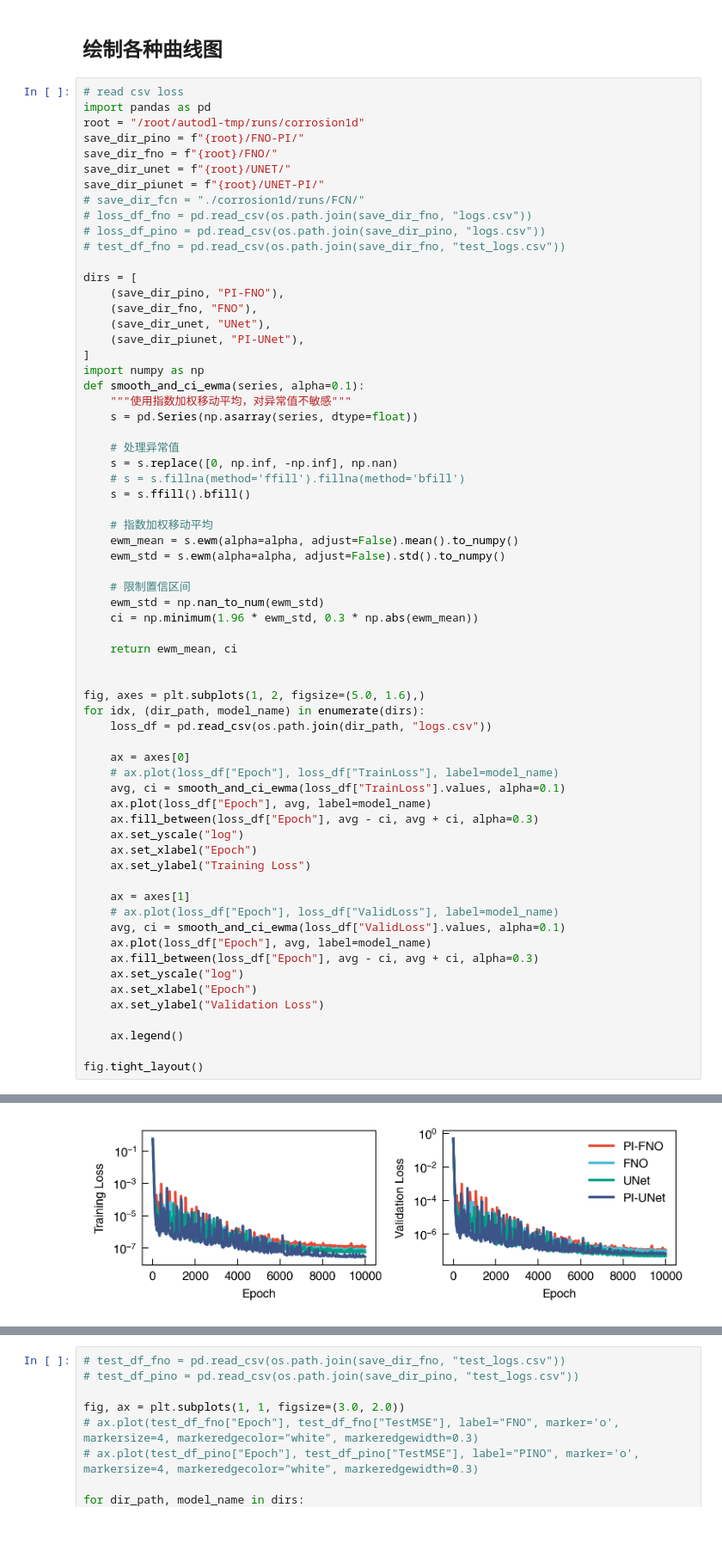
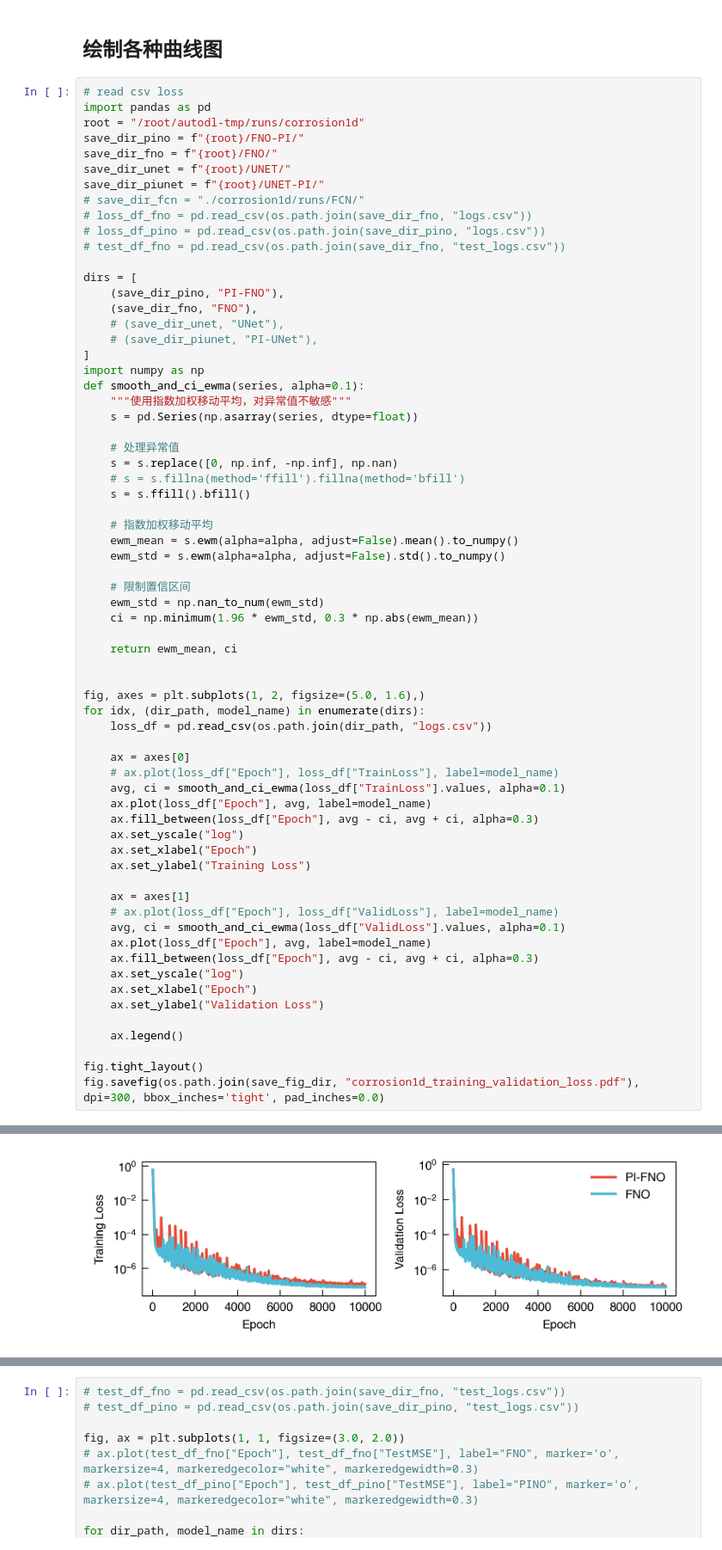
Before and after one commit to NanxiiChen/PF-PINO, a Jupyter notebook: corrosion1d/compare.ipynb, the cells around one changed output, grey strips where cells are left out. Shown at 86% size. Cells and saved outputs as stored; diff of their text form.

Commit message:
Update figures

```diff
--- a/corrosion1d/compare.ipynb
+++ b/corrosion1d/compare.ipynb
@@ -69,8 +69,8 @@ save_dir_piunet = f"{root}/UNET-PI/"
 dirs = [
     (save_dir_pino, "PI-FNO"),
     (save_dir_fno, "FNO"),
-    (save_dir_unet, "UNet"),
-    (save_dir_piunet, "PI-UNet"),
+    # (save_dir_unet, "UNet"),
+    # (save_dir_piunet, "PI-UNet"),
 ]
 import numpy as np
 def smooth_and_ci_ewma(series, alpha=0.1):
@@ -118,4 +118,5 @@ for idx, (dir_path, model_name) in enumerate(dirs):
     ax.legend()
 
 fig.tight_layout()
+fig.savefig(os.path.join(save_fig_dir, "corrosion1d_training_validation_loss.pdf"), dpi=300, bbox_inches='tight', pad_inches=0.0)
 # %% [output]
@@ -122,4 +126,4 @@ fig.tight_layout()
-[figure, old version]
+[figure, new version]
 # %%
 def smooth_and_ci_ewma(series, alpha=0.1):
     """使用指数加权移动平均，对异常值不敏感"""
```
Also changed, not shown: parts of 2 cells of this notebook, 14 other files.
